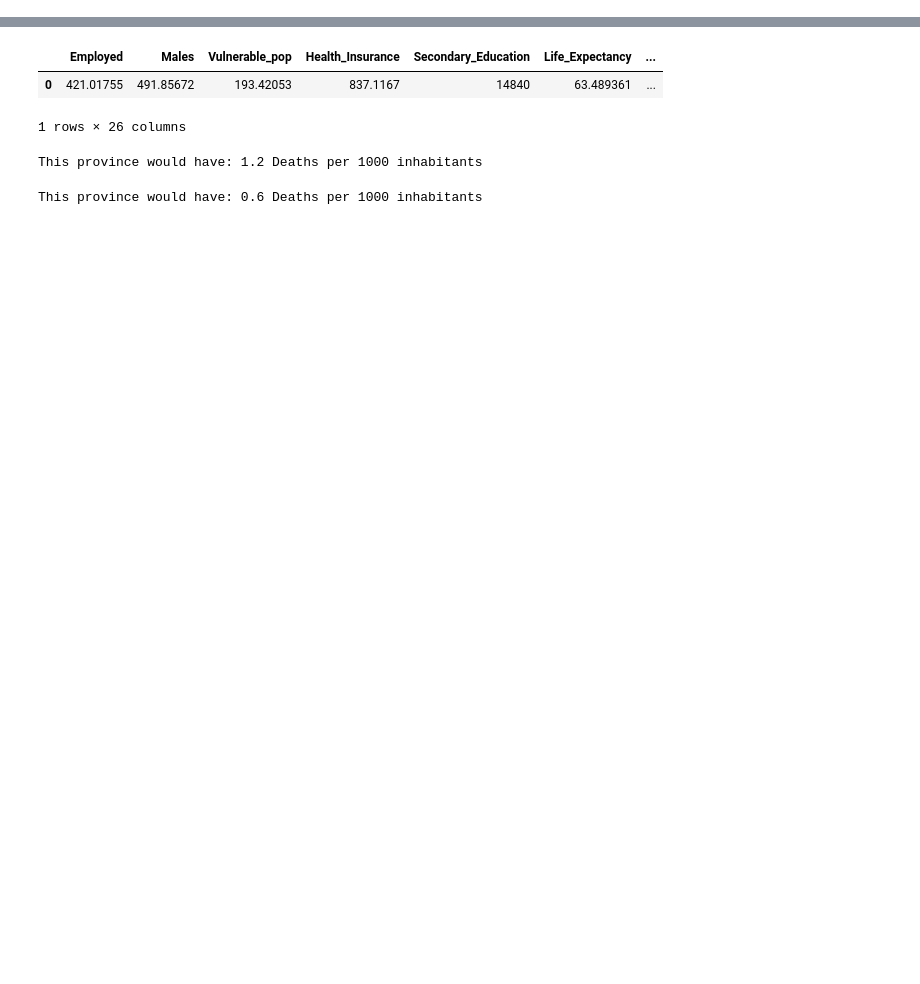
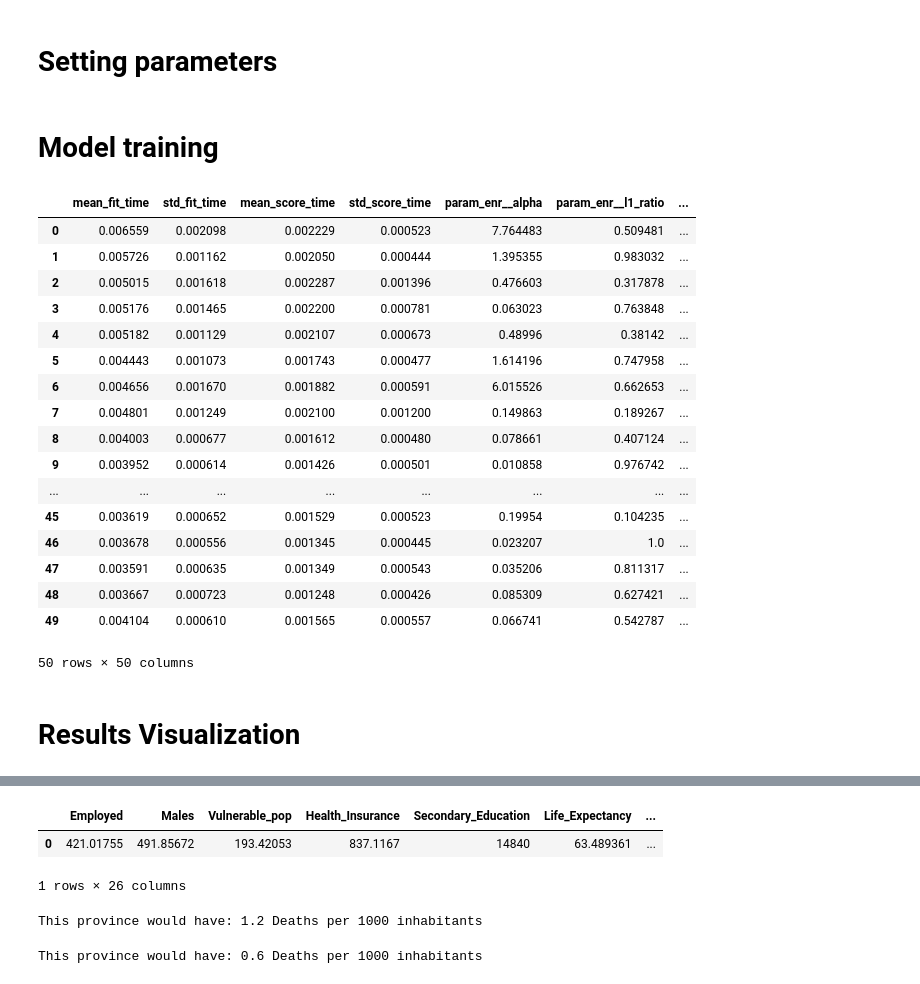
Before and after one commit to renatoquiliche/CuraZone, a Jupyter notebook: COVID19 Peruvian Provinces.ipynb, the cells around one changed output, grey strips where cells are left out. Saved outputs shown, nothing was run; the diff lists cells and outputs as text; code cells hidden in the pictures; blank space fills up the shorter version.

```diff
--- a/COVID19 Peruvian Provinces.ipynb
+++ b/COVID19 Peruvian Provinces.ipynb
@@ -89,0 +51,2 @@ Fitting 40 folds for each of 5 candidates, totalling 200 fits
+# %% [markdown]
+# Setting parameters
@@ -89,0 +66,2 @@ Fitting 40 folds for each of 5 candidates, totalling 200 fits
+# %% [markdown]
+# Model training
@@ -90 +84,25 @@ Fitting 40 folds for each of 5 candidates, totalling 200 fits
+# %%
+# Display search results
+pd.DataFrame(results_ENLR.cv_results_)
+# %% [output]
+|  | mean_fit_time | std_fit_time | mean_score_time | std_score_time | param_enr__alpha | param_enr__l1_ratio | ... |
+| 0 | 0.006559 | 0.002098 | 0.002229 | 0.000523 | 7.764483 | 0.509481 | ... |
+| 1 | 0.005726 | 0.001162 | 0.002050 | 0.000444 | 1.395355 | 0.983032 | ... |
+| 2 | 0.005015 | 0.001618 | 0.002287 | 0.001396 | 0.476603 | 0.317878 | ... |
+| 3 | 0.005176 | 0.001465 | 0.002200 | 0.000781 | 0.063023 | 0.763848 | ... |
+| 4 | 0.005182 | 0.001129 | 0.002107 | 0.000673 | 0.48996 | 0.38142 | ... |
+| 5 | 0.004443 | 0.001073 | 0.001743 | 0.000477 | 1.614196 | 0.747958 | ... |
+| 6 | 0.004656 | 0.001670 | 0.001882 | 0.000591 | 6.015526 | 0.662653 | ... |
+| 7 | 0.004801 | 0.001249 | 0.002100 | 0.001200 | 0.149863 | 0.189267 | ... |
+| 8 | 0.004003 | 0.000677 | 0.001612 | 0.000480 | 0.078661 | 0.407124 | ... |
+| 9 | 0.003952 | 0.000614 | 0.001426 | 0.000501 | 0.010858 | 0.976742 | ... |
+| ... | ... | ... | ... | ... | ... | ... | ... |
+| 45 | 0.003619 | 0.000652 | 0.001529 | 0.000523 | 0.19954 | 0.104235 | ... |
+| 46 | 0.003678 | 0.000556 | 0.001345 | 0.000445 | 0.023207 | 1.0 | ... |
+| 47 | 0.003591 | 0.000635 | 0.001349 | 0.000543 | 0.035206 | 0.811317 | ... |
+| 48 | 0.003667 | 0.000723 | 0.001248 | 0.000426 | 0.085309 | 0.627421 | ... |
+| 49 | 0.004104 | 0.000610 | 0.001565 | 0.000557 | 0.066741 | 0.542787 | ... |
+50 rows × 50 columns
+# %% [markdown]
+# Results Visualization
 # %%
```
Also changed, not shown: parts of 22 cells of this notebook.
